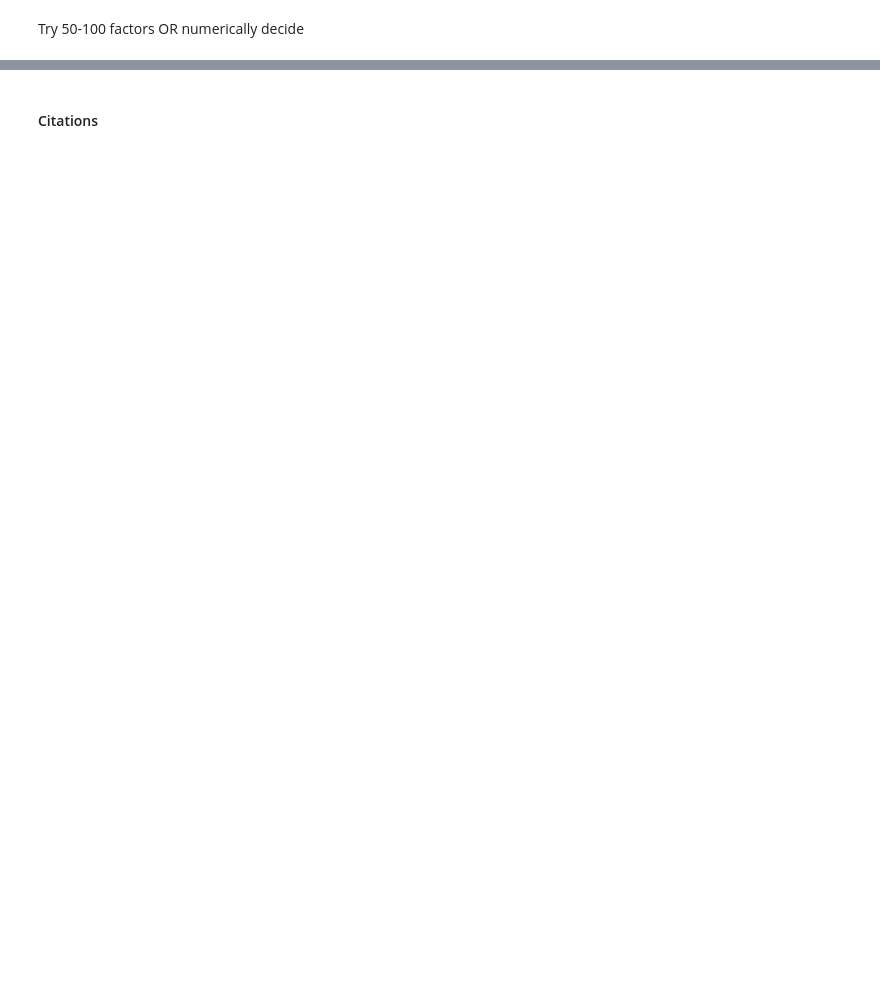
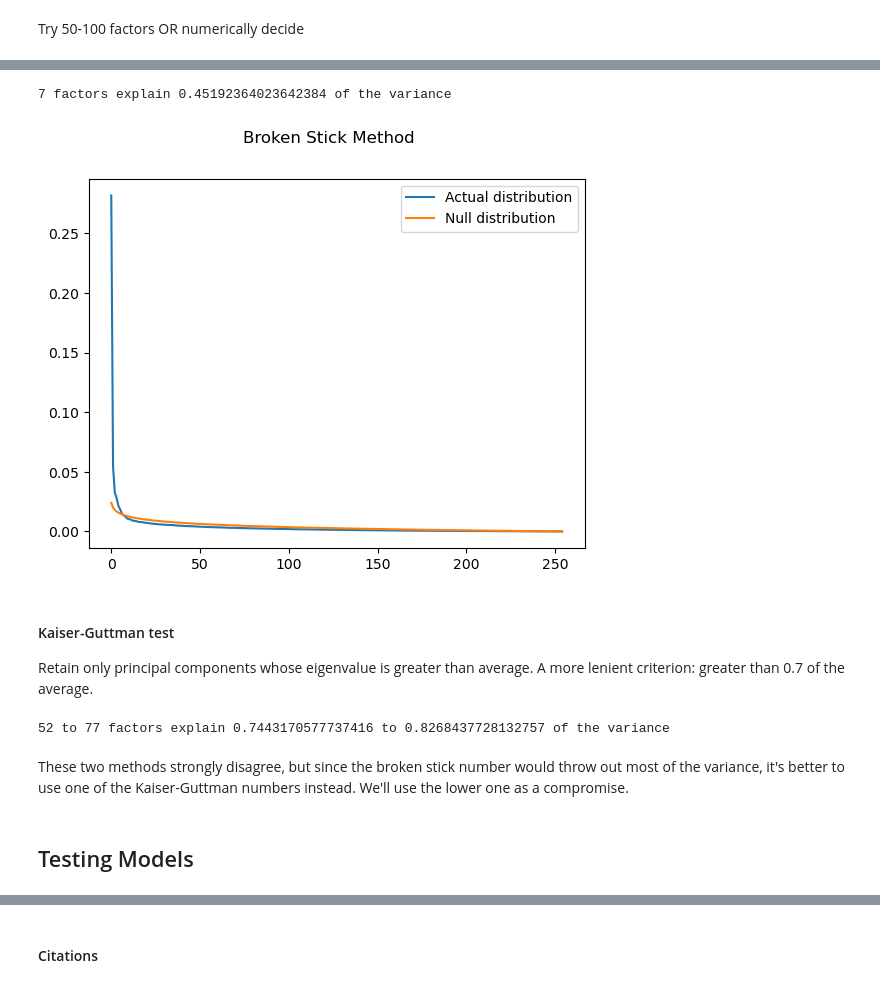
Before and after one commit to ALandon942/StockAutoencoder, a Jupyter notebook: SP500Autoencoder.ipynb, the cells around one changed output, grey strips where cells are left out. Cells and saved outputs as stored; diff of their text form; code cells hidden in the pictures; blank space fills up the shorter version.

```diff
--- a/SP500Autoencoder.ipynb
+++ b/SP500Autoencoder.ipynb
@@ -138,0 +147,31 @@ Try 50-100 factors OR numerically decide
+# %%
+distro_size = len(eigenvalues)
+sequence = np.array([1/(distro_size - i) for i in range(0, distro_size)]) # ordered smallest to largest terms
+# null_distro = np.array([np.sum(sequence[:i]) / distro_size for i in range(distro_size, 0, -1)])
+null_distro = (np.cumsum(sequence) / distro_size)[::-1] # reversed so that nth element is sum of all but n largest components
+# %%
+bs_factors = np.argmin(eigenvalues > null_distro)
+# implicitly subtracting 1 to get index of last eigenvalue to make the cutoff, then adding 1 back to convert from index to count
+plt.plot(eigenvalues, label='Actual distribution')
+plt.plot(null_distro, label='Null distribution')
+plt.suptitle('Broken Stick Method')
+plt.legend()
+print(f'{bs_factors} factors explain {sum(eigenvalues[:bs_factors])} of the variance')
+# %% [output]
+7 factors explain 0.45192364023642384 of the variance
+[figure, added]
+# %% [markdown]
+#### Kaiser-Guttman test
+Retain only principal components whose eigenvalue is greater than average. A more lenient criterion: greater than 0.7 of the average.
+# %%
+def kaiser_guttman(eigenvalues, coeff_of_average=1):
+    cutoff = coeff_of_average * np.mean(eigenvalues)
+    return (eigenvalues > cutoff).argmin()
+    # implicitly subtracting 1 to get index of last eigenvalue to make the cutoff, then adding 1 back to convert from index to count
+min_kg_factors = kaiser_guttman(eigenvalues)
+max_kg_factors = kaiser_guttman(eigenvalues, 0.7)
+print(f'{min_kg_factors} to {max_kg_factors} factors explain {sum(eigenvalues[:min_kg_factors])} to {sum(eigenvalues[:max_kg_factors])} of the variance')
+# %% [output]
+52 to 77 factors explain 0.7443170577737416 to 0.8268437728132757 of the variance
+# %% [markdown]
+These two methods strongly disagree, but since the broken stick number would throw out most of the variance, it's better to use one of the Kaiser-Guttman numbers instead. We'll use the lower one as a compromise.
@@ -138,0 +180,2 @@ Try 50-100 factors OR numerically decide
+# %% [markdown]
+## Testing Models
```
Also changed, not shown: parts of 8 cells of this notebook.
